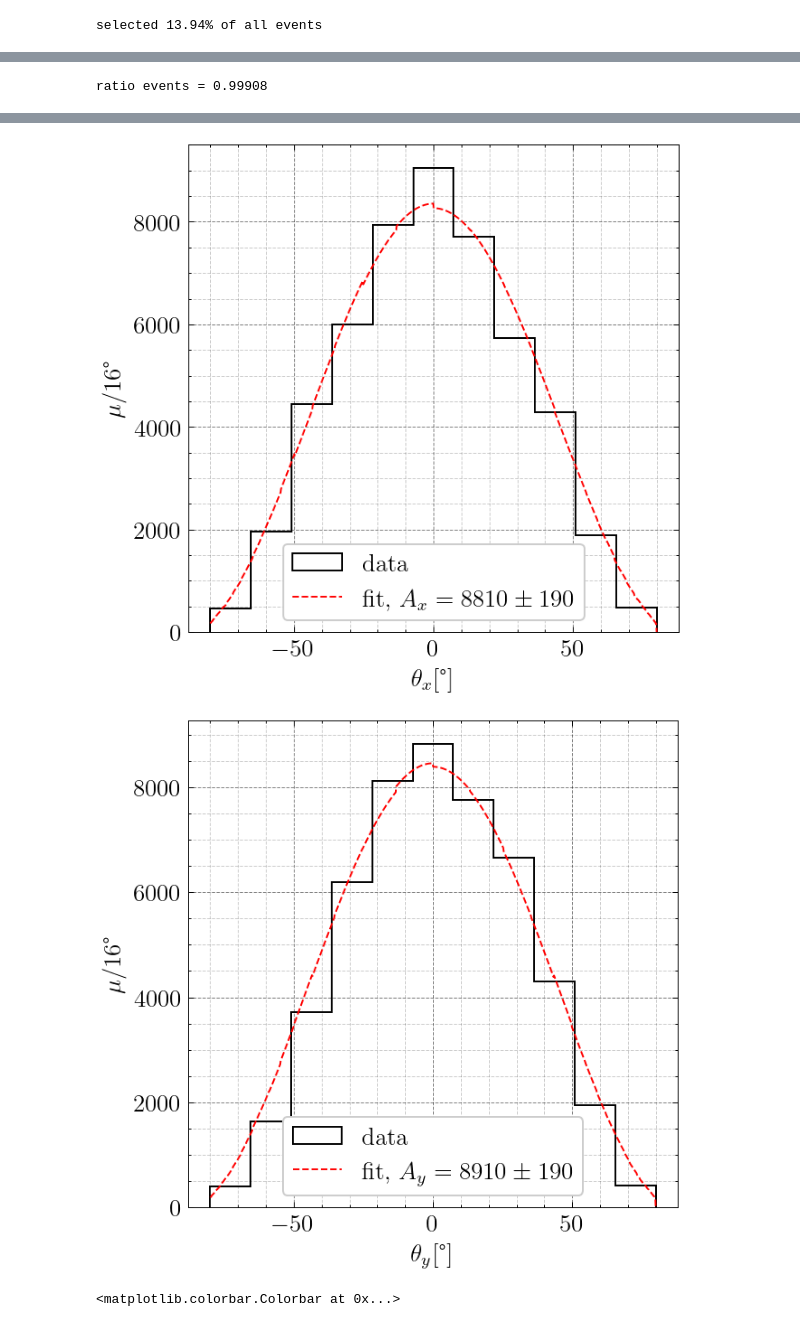
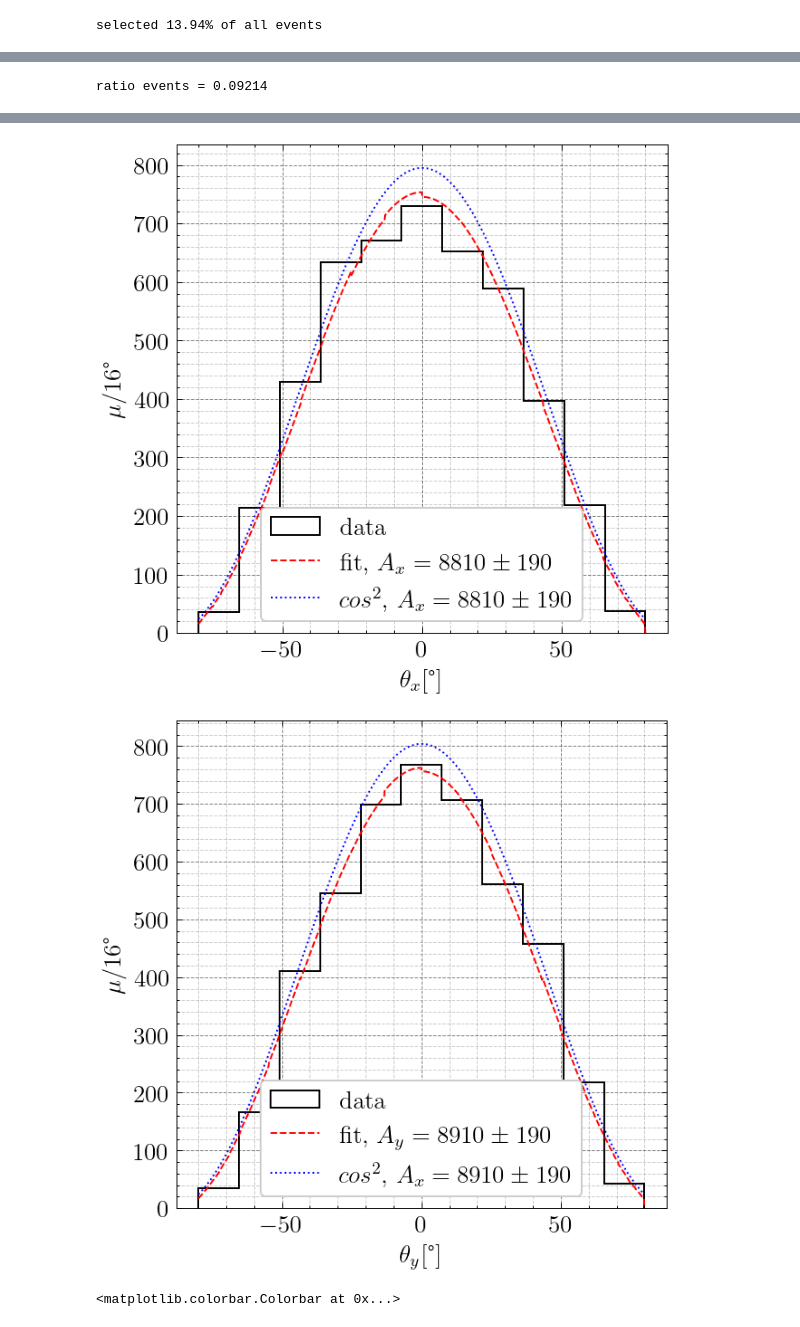
Before and after one commit to kauniska/ecal_reco, a Jupyter notebook: angle.ipynb, the cells around one changed output, grey strips where cells are left out. Saved outputs shown, nothing was run; the diff lists cells and outputs as text; code cells hidden in the pictures.

```diff
--- a/angle.ipynb
+++ b/angle.ipynb
@@ -55,11 +55,11 @@ def create_tracks(df, plot = False):
 # %%
 # getting tracks
 import pickle
-# tracks = create_tracks(df_hits)
+tracks = create_tracks(df_hits.head(5000))
 # with open('angle.pkl', 'wb') as outp:
 #     pickle.dump(tracks, outp, pickle.HIGHEST_PROTOCOL)
-with open('angle.pkl', 'rb') as inp:
-    tracks = pickle.load(inp)
+# with open('angle.pkl', 'rb') as inp:
+    # tracks = pickle.load(inp)
 tracks = tracks[:50000]
 new_new_len = len(tracks)
 print('selected {:.2f}% of all events'.format(new_new_len/new_len * 100))
@@ -74,16 +74,16 @@ multiPreciseTracks(tracks)
 # for t in tqdm(tracks, desc = 'precise tracks', leave = True):
 #     t.precise_track()
 # with open('angle_precise.pkl', 'wb') as outp:
-#     pickle.dump(tracks, outp, pickle.HIGHEST_PROTOCOL)
-with open('angle_precise.pkl', 'rb') as inp:
-    tracks = pickle.load(inp)
+    # pickle.dump(tracks, outp, pickle.HIGHEST_PROTOCOL)
+# with open('angle_precise.pkl', 'rb') as inp:
+    # tracks = pickle.load(inp)
 # %%
 
 thetas_x = [np.arctan(t.x.t) * 180 / np.pi for t in tracks if t.is_good_2D_fit()]
 thetas_y = [np.arctan(t.y.t) * 180 / np.pi for t in tracks if t.is_good_2D_fit()]
 print('ratio events = {}'.format(len(thetas_x) / 50000))
 # %% [output]
-ratio events = 0.99908
+ratio events = 0.09214
 # %%
 import pickle
 with open('geant4/analysis/data_acceptance_x.pkl', 'rb') as inp:
@@ -130,6 +130,9 @@ def expectedY(theta, A):
     return correctionY(theta) * cos2(theta, A)
 
 def chi2(obs, exps, n_freedom):
+    for (o, e) in zip(obs, exps):
+        d = (o - e)**2 / o
+        print('obs = ', o, ', exps = ', e, ', diff = ', d)
     # print('obs ', np.array(obs))
     # print('exps ', np.array(exps))
     # print('diff ', np.array(obs) - np.array(exps))
@@ -159,6 +162,7 @@ xs = np.array(xs) + (xs[1] - xs[0])/2
 popt_x, pcov_x = curve_fit(expectedX, xs[:-1], n_x, bounds = (0, np.inf), p0 = guess_x)
 # plt.plot(xfit, expectedX(xfit, popt_x[0]), label = 'fit, $A$ = ({:.0f}$\pm${:.3f})'.format(popt_x[0], np.sqrt(pcov_x[0, 0])))
 plt.plot(xfit, expectedX(xfit, popt_x[0]), label = 'fit, $A_x = 8810\pm190$')
+plt.plot(xfit, cos2(xfit, popt_x[0]), label='$cos^2$, $A_x = 8810\pm190$')
 plt.xlabel(r'$\theta_x$[°]')
 plt.ylabel(r'$\mu / 16$°')
 plt.legend(loc = 'lower center')
@@ -174,6 +178,7 @@ ys = np.array(ys) + (ys[1] - ys[0])/2
 popt_y, pcov_y = curve_fit(expectedY, ys[:-1], n_y, bounds = (0, np.inf), p0 = guess_y)
 # plt.plot(xfit, expectedY(xfit, popt_y[0]), label='fit, $A$ = ({:.0f}$\pm${:.3f})'.format(popt_y[0], np.sqrt(pcov_y[0, 0])))
 plt.plot(xfit, expectedY(xfit, popt_y[0]), label='fit, $A_y = 8910\pm190$')
+plt.plot(xfit, cos2(xfit, popt_y[0]), label='$cos^2$, $A_x = 8910\pm190$')
 plt.xlabel(r'$\theta_y$[°]')
 plt.ylabel(r'$\mu / 16$°')
 plt.legend(loc = 'lower center')
@@ -187,5 +207,5 @@ Y chi2 = 89.461 A =  8914.865 +-  197.378)
-[figure, old version]
+[figure, new version]
-[figure, old version]
+[figure, new version]
 # %%
 # 2D hist of angular distribution
 plt.figure(figsize=(5, 5))
```
Also changed, not shown: parts of 2 cells of this notebook, 1 other file.
